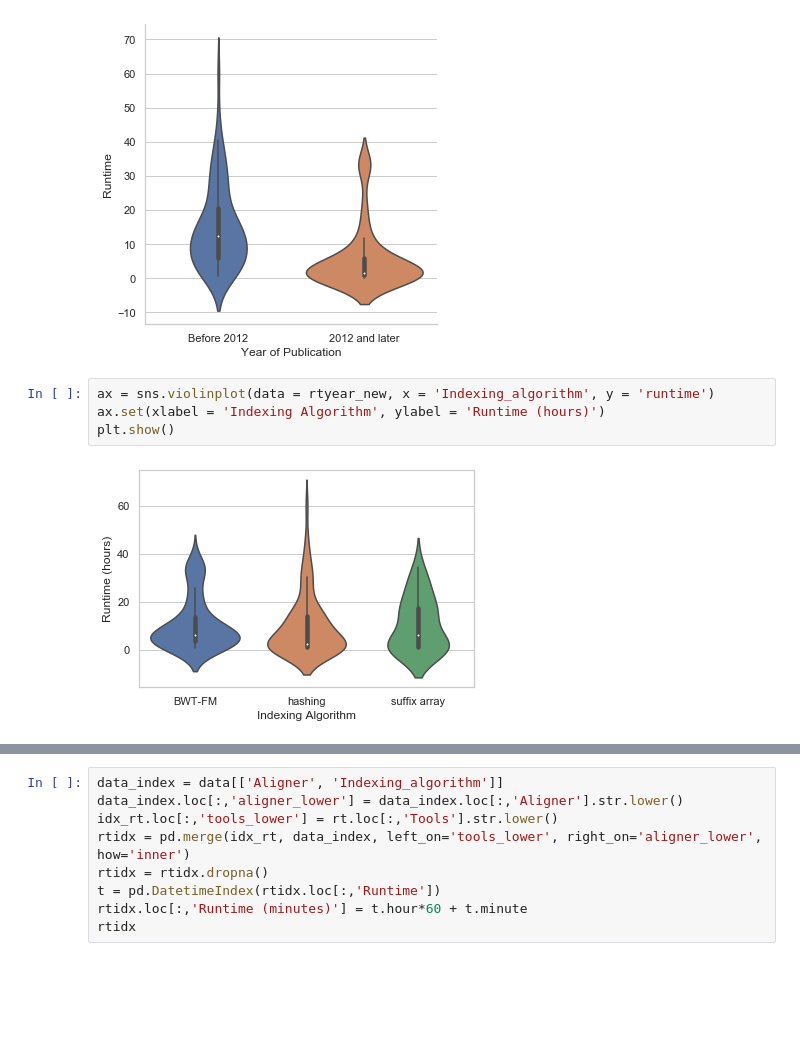
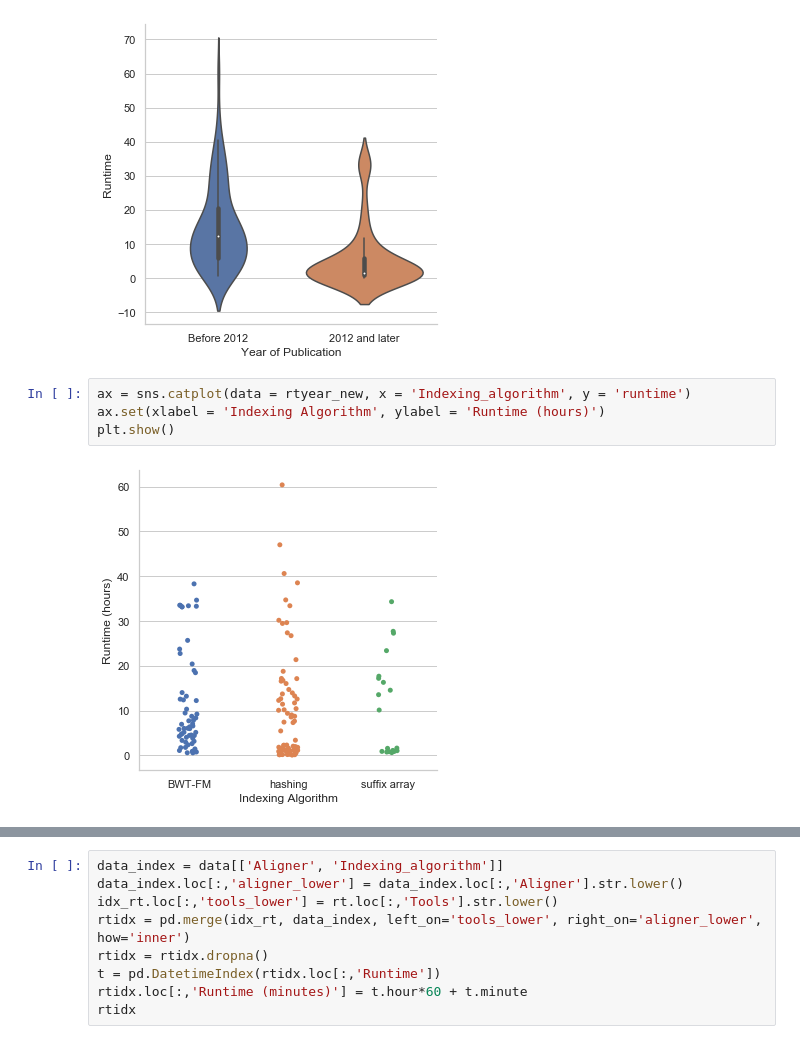
Before and after one commit to Mangul-Lab-USC/technology.dictates.algorithms, a Jupyter notebook: notebooks/runtime_figures.ipynb, the cells around one changed output, grey strips where cells are left out. Saved outputs shown, nothing was run; the diff lists cells and outputs as text; blank space fills up the shorter version.

Commit message:
swapped violin to catplot

```diff
--- a/notebooks/runtime_figures.ipynb
+++ b/notebooks/runtime_figures.ipynb
@@ -58,9 +58,9 @@ plt.savefig('../figures/Runtime_by_YoP.png')
 # %% [output]
 [figure]
 # %%
-ax = sns.violinplot(data = rtyear_new, x = 'Indexing_algorithm', y = 'runtime')
+ax = sns.catplot(data = rtyear_new, x = 'Indexing_algorithm', y = 'runtime')
 ax.set(xlabel = 'Indexing Algorithm', ylabel = 'Runtime (hours)')
 plt.show()
 # %% [output]
-[figure, old version]
+[figure, new version]
 # %%
```
Also changed, not shown: parts of 2 cells of this notebook.
